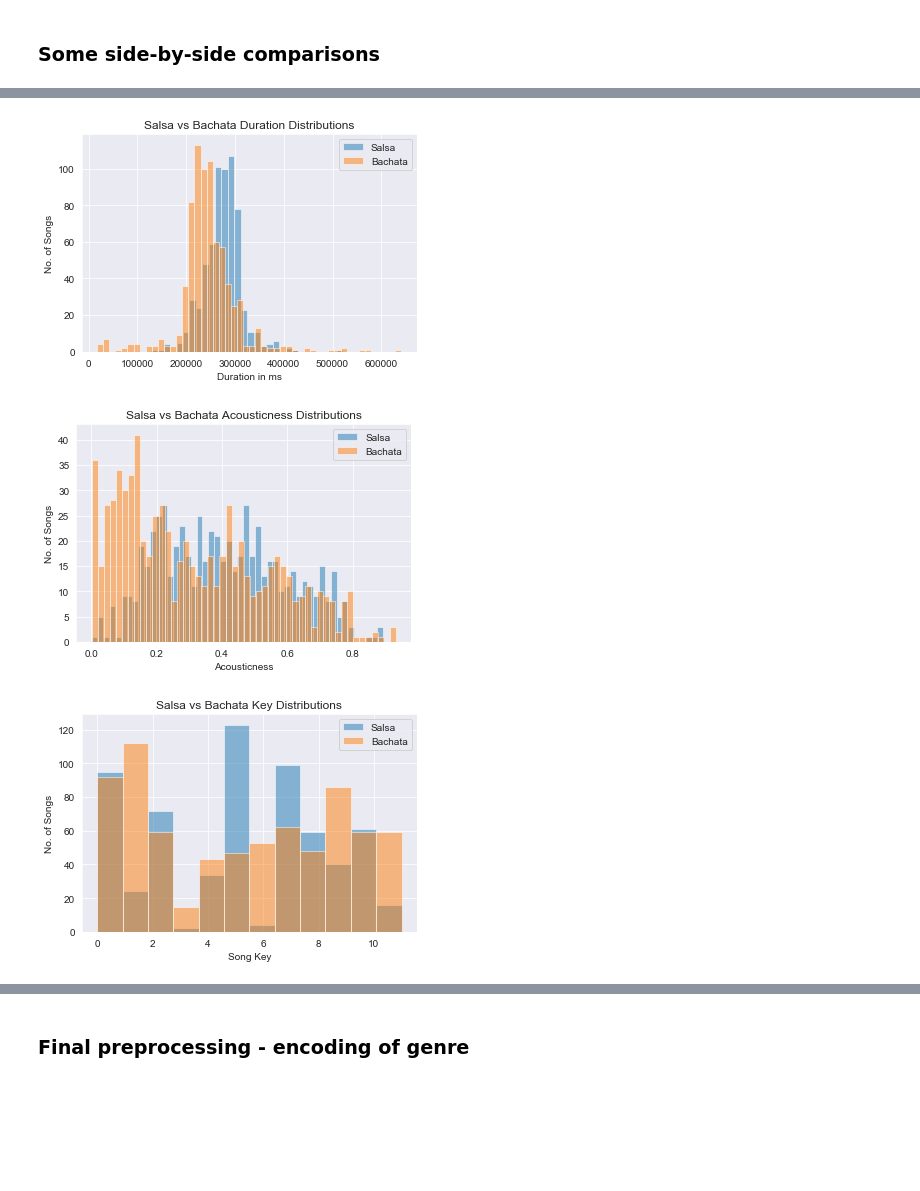
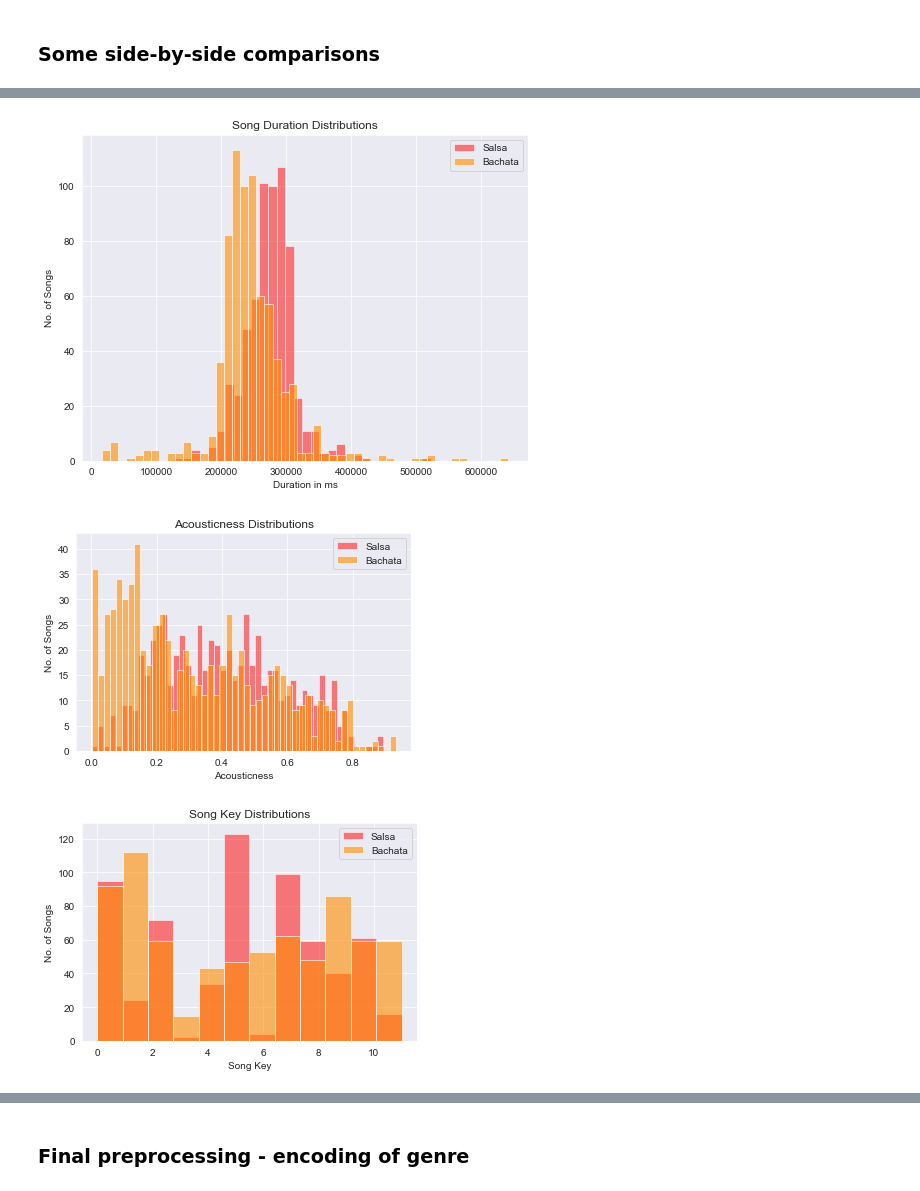
Before and after one commit to ayalasm/mod_5_project, a Jupyter notebook: Exploration.ipynb, the cells around one changed output, grey strips where cells are left out. Cells and saved outputs as stored; diff of their text form; code cells hidden in the pictures; blank space fills up the shorter version.

```diff
--- a/Exploration.ipynb
+++ b/Exploration.ipynb
@@ -332,30 +333,31 @@ plt.show()
 # %%
-plt.hist(salsa_df['duration_ms'],bins = 30, alpha=0.5, label='Salsa')
-plt.hist(bachata_df['duration_ms'],bins = 50, alpha=0.5, label='Bachata')
+fig = plt.figure(figsize=(8,6))
+plt.hist(salsa_df['duration_ms'],bins = 30, alpha=0.5, label='Salsa',color='red')
+plt.hist(bachata_df['duration_ms'],bins = 50, alpha=0.6, label='Bachata',color='darkorange')
 plt.legend(loc='upper right')
 plt.xlabel('Duration in ms')
 plt.ylabel('No. of Songs')
-plt.title('Salsa vs Bachata Duration Distributions')
+plt.title('Song Duration Distributions')
 plt.show()
 # %% [output]
-[figure, old version]
+[figure, new version]
 # %%
-plt.hist(salsa_df['acousticness'],bins = 50, alpha=0.5, label='Salsa')
-plt.hist(bachata_df['acousticness'],bins = 50, alpha=0.5, label='Bachata')
+plt.hist(salsa_df['acousticness'],bins = 50, alpha=0.5, label='Salsa',color='red')
+plt.hist(bachata_df['acousticness'],bins = 50, alpha=0.6, label='Bachata',color='darkorange')
 plt.legend(loc='upper right')
 plt.xlabel('Acousticness')
 plt.ylabel('No. of Songs')
-plt.title('Salsa vs Bachata Acousticness Distributions')
+plt.title('Acousticness Distributions')
 plt.show()
 # %% [output]
-[figure, old version]
+[figure, new version]
 # %%
-plt.hist(salsa_df['key'],bins = 12, alpha=0.5, label='Salsa')
-plt.hist(bachata_df['key'],bins = 12, alpha=0.5, label='Bachata')
+plt.hist(salsa_df['key'],bins = 12, alpha=0.5, label='Salsa',color='red')
+plt.hist(bachata_df['key'],bins = 12, alpha=0.6, label='Bachata',color='darkorange')
 plt.legend(loc='upper right')
 plt.xlabel('Song Key')
 plt.ylabel('No. of Songs')
-plt.title('Salsa vs Bachata Key Distributions')
+plt.title('Song Key Distributions')
 plt.show()
 # %% [output]
-[figure, old version]
+[figure, new version]
```
Also changed, not shown: parts of 38 cells of this notebook.
